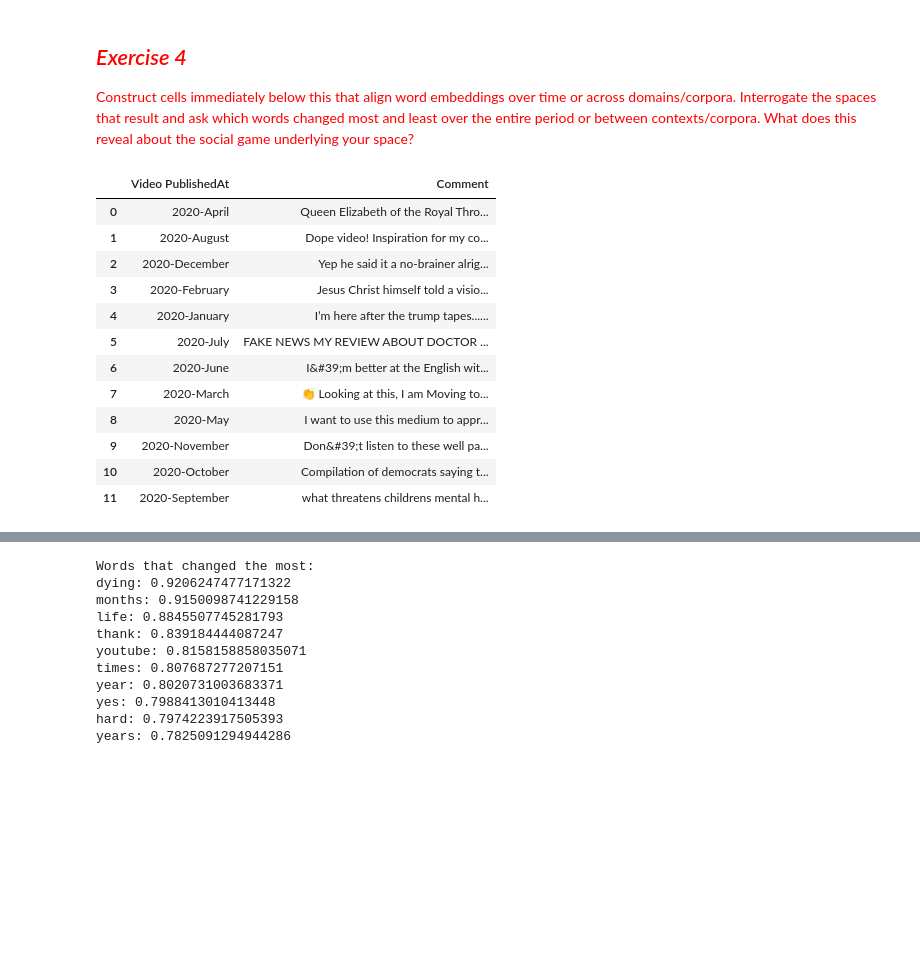
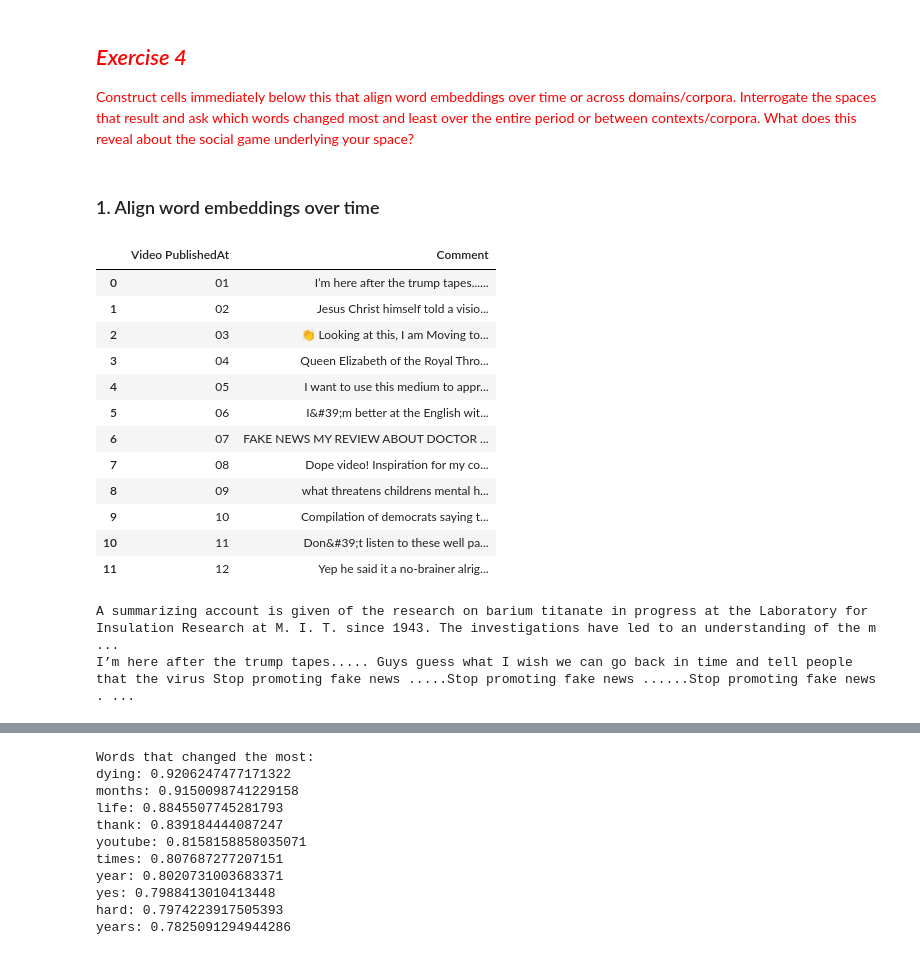
Before and after one commit to yuzhouw313/Content-Analysis-Homework, a Jupyter notebook: notebooks/4_Word_Embeddings.ipynb, the cells around one changed output, grey strips where cells are left out. Saved outputs shown, nothing was run; the diff lists cells and outputs as text; code cells hidden in the pictures; blank space fills up the shorter version.

```diff
--- a/notebooks/4_Word_Embeddings.ipynb
+++ b/notebooks/4_Word_Embeddings.ipynb
@@ -2082,35 +2082,42 @@ You now have access to the epoch wise embeddings, and the code to train models g
 ## <font color="red">*Exercise 4*</font>
 
 <font color="red">Construct cells immediately below this that align word embeddings over time or across domains/corpora. Interrogate the spaces that result and ask which words changed most and least over the entire period or between contexts/corpora. What does this reveal about the social game underlying your space?
+# %% [markdown]
+### 1. Align word embeddings over time
 # %%
 monthly_data = []
 for file in abc_files:
     file_path = os.path.join(abc_path, file)
     df = pd.read_csv(file_path)
     month_code = file[5:7]
-    month_name = month_mapping.get(month_code, 'Unknown')
-    df['Video PublishedAt'] = month_name
+    df['Video PublishedAt'] = month_code
     monthly_data.append(df)
 
 abc_df = pd.concat(monthly_data, ignore_index=True)
 abc_df = abc_df.drop(columns=['PublishedAt'])
 abc_df = abc_df.groupby('Video PublishedAt')['Comment'].apply(' '.join).reset_index()
 
 abc_df
 # %% [output]
 |  | Video PublishedAt | Comment |
-| 0 | 2020-April | Queen Elizabeth of the Royal Thro... |
-| 1 | 2020-August | Dope video! Inspiration for my co... |
-| 2 | 2020-December | Yep he said it a no-brainer alrig... |
-| 3 | 2020-February | Jesus Christ himself told a visio... |
-| 4 | 2020-January | I’m here after the trump tapes...... |
-| 5 | 2020-July | FAKE NEWS MY REVIEW ABOUT DOCTOR ... |
-| 6 | 2020-June | I&#39;m better at the English wit... |
-| 7 | 2020-March | 👏 Looking at this, I am Moving to... |
-| 8 | 2020-May | I want to use this medium to appr... |
-| 9 | 2020-November | Don&#39;t listen to these well pa... |
-| 10 | 2020-October | Compilation of democrats saying t... |
-| 11 | 2020-September | what threatens childrens mental h... |
+| 0 | 01 | I’m here after the trump tapes...... |
+| 1 | 02 | Jesus Christ himself told a visio... |
+| 2 | 03 | 👏 Looking at this, I am Moving to... |
+| 3 | 04 | Queen Elizabeth of the Royal Thro... |
+| 4 | 05 | I want to use this medium to appr... |
+| 5 | 06 | I&#39;m better at the English wit... |
+| 6 | 07 | FAKE NEWS MY REVIEW ABOUT DOCTOR ... |
+| 7 | 08 | Dope video! Inspiration for my co... |
+| 8 | 09 | what threatens childrens mental h... |
+| 9 | 10 | Compilation of democrats saying t... |
+| 10 | 11 | Don&#39;t listen to these well pa... |
+| 11 | 12 | Yep he said it a no-brainer alrig... |
+# %%
+print(apsDF['abstract'][0])
+print(abc_df['Comment'][0])
+# %% [output]
+A summarizing account is given of the research on barium titanate in progress at the Laboratory for Insulation Research at M. I. T. since 1943. The investigations have led to an understanding of the m ...
+I’m here after the trump tapes..... Guys guess what I wish we can go back in time and tell people that the virus Stop promoting fake news .....Stop promoting fake news ......Stop promoting fake news . ...
 # %%
 abc_df['tokenized_sents'] = abc_df['Comment'].progress_apply(lambda x: [lucem_illud.word_tokenize(s) for s in lucem_illud.sent_tokenize(x)])
 abc_df['normalized_sents'] = abc_df['tokenized_sents'].progress_apply(lambda x: [lucem_illud.normalizeTokens(s) for s in x])
```
Also changed, not shown: parts of 22 cells of this notebook.
